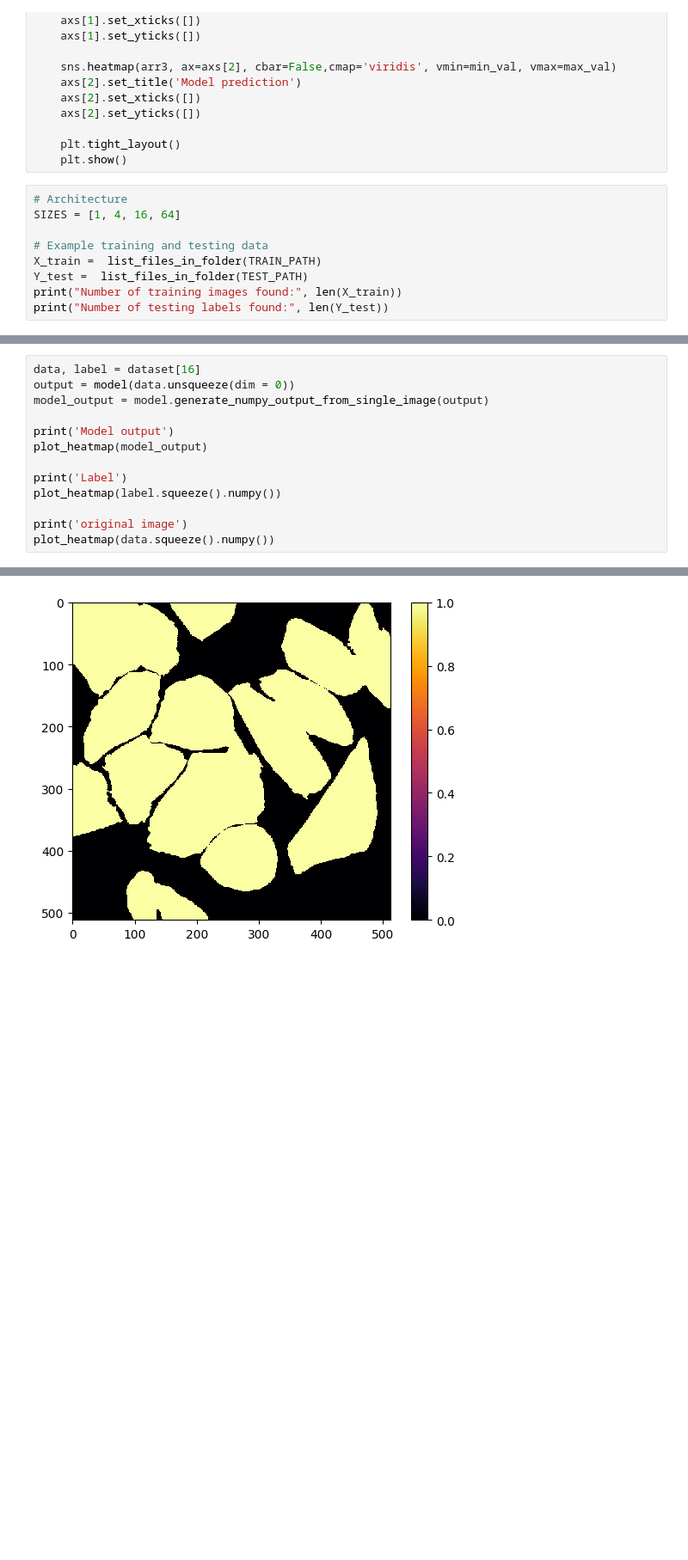
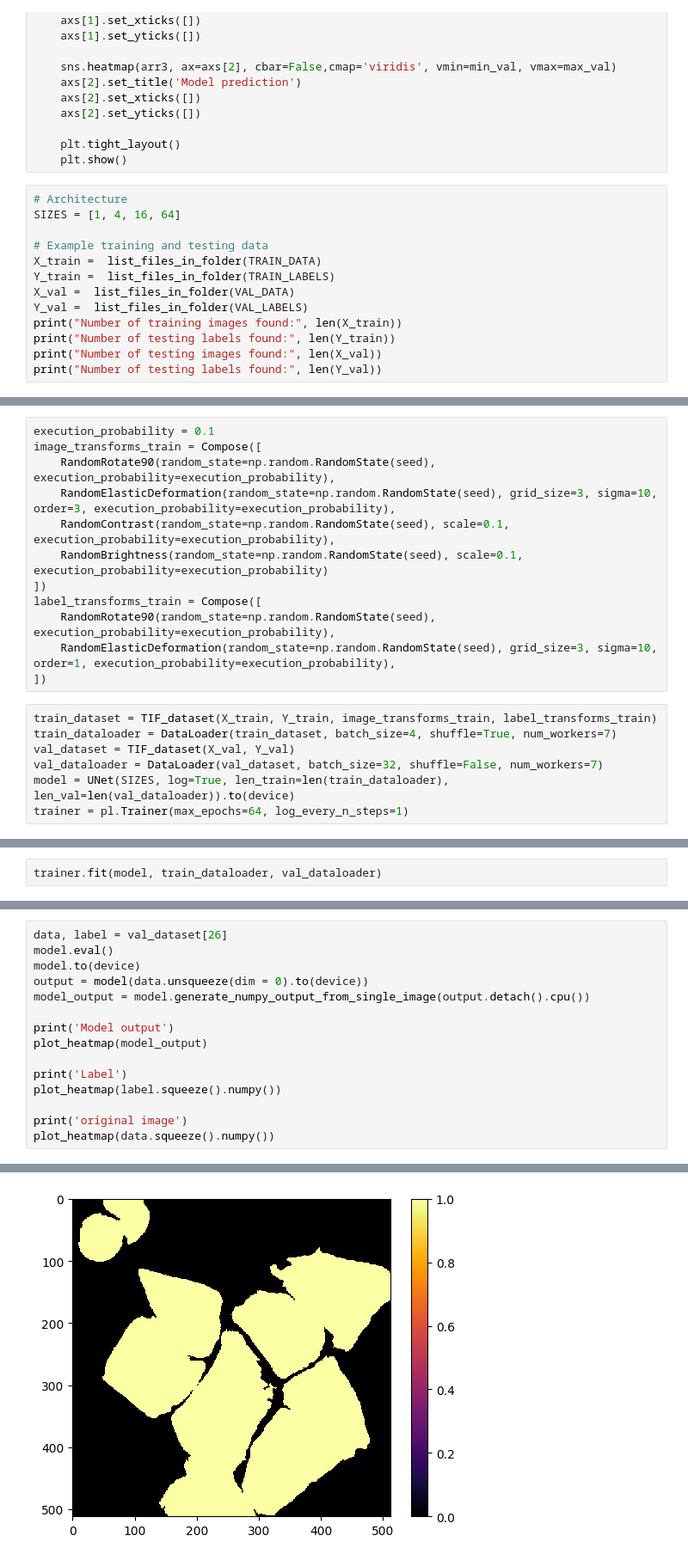
Before and after one commit to kugi8412/DL-Life-Science, a Jupyter notebook: CNNcellSegm.ipynb, the cells around one changed output, grey strips where cells are left out. Shown at 86% size. Drawn from its saved outputs; the diff is of its cells as text; blank space fills up the shorter version.

Commit message:
Add data augmentation and lightning integration

```diff
--- a/CNNcellSegm.ipynb
+++ b/CNNcellSegm.ipynb
@@ -450,10 +498,14 @@ def plot_results(arr1, arr2, arr3):
 SIZES = [1, 4, 16, 64]
 
 # Example training and testing data
-X_train =  list_files_in_folder(TRAIN_PATH)
-Y_test =  list_files_in_folder(TEST_PATH)
+X_train =  list_files_in_folder(TRAIN_DATA)
+Y_train =  list_files_in_folder(TRAIN_LABELS)
+X_val =  list_files_in_folder(VAL_DATA)
+Y_val =  list_files_in_folder(VAL_LABELS)
 print("Number of training images found:", len(X_train))
-print("Number of testing labels found:", len(Y_test))
+print("Number of testing labels found:", len(Y_train))
+print("Number of testing images found:", len(X_val))
+print("Number of testing labels found:", len(Y_val))
 # %% [output]
 Number of training images found: 84
 Number of testing labels found: 84
@@ -487,0 +572,19 @@ End of epoch 64
+# %%
+execution_probability = 0.1
+image_transforms_train = Compose([
+    RandomRotate90(random_state=np.random.RandomState(seed), execution_probability=execution_probability),
+    RandomElasticDeformation(random_state=np.random.RandomState(seed), grid_size=3, sigma=10, order=3, execution_probability=execution_probability),
+    RandomContrast(random_state=np.random.RandomState(seed), scale=0.1, execution_probability=execution_probability),
+    RandomBrightness(random_state=np.random.RandomState(seed), scale=0.1, execution_probability=execution_probability)
+])
+label_transforms_train = Compose([
+    RandomRotate90(random_state=np.random.RandomState(seed), execution_probability=execution_probability),
+    RandomElasticDeformation(random_state=np.random.RandomState(seed), grid_size=3, sigma=10, order=1, execution_probability=execution_probability),
+])
+# %%
+train_dataset = TIF_dataset(X_train, Y_train, image_transforms_train, label_transforms_train)
+train_dataloader = DataLoader(train_dataset, batch_size=4, shuffle=True, num_workers=7)
+val_dataset = TIF_dataset(X_val, Y_val)
+val_dataloader = DataLoader(val_dataset, batch_size=32, shuffle=False, num_workers=7)
+model = UNet(SIZES, log=True, len_train=len(train_dataloader), len_val=len(val_dataloader)).to(device)
+trainer = pl.Trainer(max_epochs=64, log_every_n_steps=1)
@@ -487,0 +595,2 @@ End of epoch 64
+# %%
+trainer.fit(model, train_dataloader, val_dataloader)
@@ -488,7 +628,9 @@ End of epoch 64
 # %%
-data, label = dataset[16]
-output = model(data.unsqueeze(dim = 0))
-model_output = model.generate_numpy_output_from_single_image(output)
+data, label = val_dataset[26]
+model.eval()
+model.to(device)
+output = model(data.unsqueeze(dim = 0).to(device))
+model_output = model.generate_numpy_output_from_single_image(output.detach().cpu())
 
 print('Model output')
 plot_heatmap(model_output)
@@ -504,3 +646,3 @@ Model output
 Label
-[figure, old version]
+[figure, new version]
 original image
```
Also changed, not shown: parts of 16 cells of this notebook.
